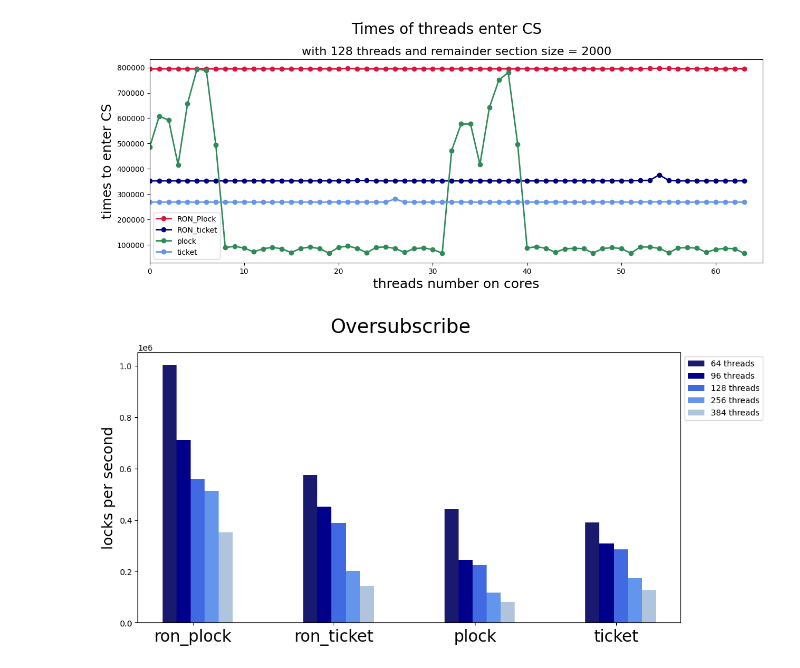
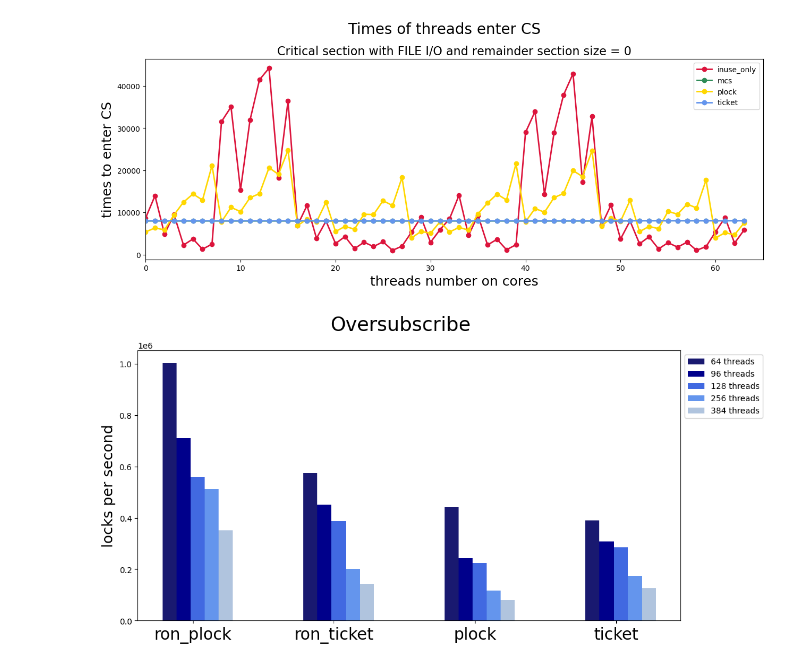
Before and after one commit to Ashen1110/Master_OS, a Jupyter notebook: code/test_data/test_data.ipynb, the cells around one changed output. Cells and saved outputs as stored; diff of their text form; code cells hidden in the pictures.

```diff
--- a/code/test_data/test_data.ipynb
+++ b/code/test_data/test_data.ipynb
@@ -61,31 +97,34 @@ plt.show()
-# %%
-# fairness oversubcribe
-# threads=128, ncs=2000
-threads = np.linspace(0, 63, 64)
-ron_plock = [794604,794695,794787,794773,794635,794725,794719,794716,794695,794658,794561,795046,794560,795046,794560,794560,795697,794591,794586,794819,794588,796658,794818,794818,794558,794655,795044,794557,795043,794811,794811,795042,794758,794906,794901,794897,794627,794865,794691,794676,795047,794658,794560,794560,794560,794815,794815,794560,794822,794822,794587,794819,794818,796658,796658,796649,794558,795043,795043,795043,794556,794567,795760,794427]
-ron_ticket = [352272,352267,352272,352262,352269,352226,352246,352249,352264,352250,352251,352252,352258,352256,352258,352259,352359,352392,352427,352447,352653,352665,353488,353804,352270,352271,352275,352276,352287,352288,352291,352292,352279,352276,352274,352270,352247,352247,352248,352262,352259,352253,352254,352254,352261,352265,352266,352269,352528,352589,352593,352644,353805,354249,376025,354296,352278,352278,352284,352285,352296,352322,352338,352343]
-plock = [486588,607596,592604,415248,656859,793730,788426,494053,88423,93658,86666,71791,83636,89736,83578,68786,85602,90562,84706,66551,89424,94492,85504,68381,89244,91099,85321,69520,84082,87481,80706,66773,472152,576892,576881,416852,641703,750199,780189,496793,87143,91867,85783,69896,83647,85695,84184,66813,84897,88310,84909,65833,91049,90662,85649,68266,86988,88649,86249,69760,81708,85621,83710,66395]
-ticket = [268418,268404,268415,268385,268371,268340,268350,268341,268346,268346,268346,268347,268349,268352,268353,268351,268385,268386,268385,268399,268486,268506,268505,268567,268360,268360,280444,268364,268368,268368,268368,268372,268387,268382,268376,268373,268348,268347,268350,268346,268348,268349,268349,268350,268352,268358,268359,268362,268404,268415,268433,268442,268661,269106,269344,269487,268363,268364,268365,268366,268374,268377,268381,268380]
-
-plt.figure(figsize=(15,5),dpi=100,linewidth = 2)
-plt.plot(threads, ron_plock, color="crimson", linestyle="-", linewidth="2", markersize="12", marker=".", label="RON_Plock")
-plt.plot(threads, ron_ticket, color="navy", linestyle="-", linewidth="2", markersize="12", marker=".", label="RON_ticket")
-plt.plot(threads, plock, color="seagreen", linestyle="-", linewidth="2", markersize="12", marker=".", label="plock")
-plt.plot(threads, ticket, color="cornflowerblue", linestyle="-", linewidth="2", markersize="12", marker=".", label="ticket")
-
-plt.xlim(0, 65)
-
-plt.xlabel('threads number on cores', fontsize="18")
-plt.ylabel('times to enter CS', fontsize="18")
-title = "Times of threads enter CS\n"
-plt.suptitle(title,  y=1.02, fontsize="20")
-sub = "with 128 threads and remainder section size = 2000"
-plt.title(sub, fontsize="16")
-
-plt.legend()
-plt.show()
-# %% [output]
-[figure, removed]
+# %%
+#IO fairness
+# ncs_size = 0, threads_num = 64
+# user_num = 100
+# run for 10 sec
+threads = np.linspace(0, 63, 64)
+inuse_only = [8597,13971,4854,9504,2273,3709,1287,2489,31539,35014,15319,31876,41472,44202,18141,36404,6933,11656,3872,7954,2627,4274,1403,2944,1906,3039,1016,2007,5332,8859,2907,5919,8490,14080,4558,9291,2287,3631,1147,2352,28968,33926,14294,28842,37842,42910,17172,32738,6992,11756,3704,7975,2575,4212,1345,2837,1766,2950,1024,1897,5387,8796,2714,5831]
+plock = [5362,6334,5859,9412,12448,14368,12946,21120,7765,11220,10184,13491,14465,20602,19024,24760,6856,8446,7744,12461,5484,6681,6031,9577,9483,12781,11634,18274,3952,5497,5061,7783,5372,6455,5809,9664,12228,14339,12956,21612,7798,10926,10052,13513,14492,19921,18505,24642,6806,8651,7903,12854,5450,6681,6157,10268,9564,11970,11069,17686,3961,5189,4701,7507]
+ticket = [8034,8034,8030,8031,8030,8030,8030,8030,8029,8029,8029,8029,8029,8029,8029,8029,8029,8029,8028,8028,8028,8028,8028,8028,8028,8028,8028,8028,8028,8028,8028,8028,8028,8028,8028,8028,8028,8028,8028,8028,8028,8028,8028,8028,8028,8028,8028,8028,8028,8028,8028,8028,8028,8028,8028,8028,8028,8028,8028,8028,8028,8028,8028,8028]
+mcs = [7996,7995,7990,7991,7991,7990,7990,7990,7989,7989,7989,7989,7988,7988,7988,7988,7988,7988,7987,7987,7987,7987,7987,7987,7987,7987,7987,7987,7987,7987,7987,7987,7987,7987,7987,7987,7987,7987,7987,7987,7987,7987,7987,7987,7989,7988,7988,7988,7989,7980,7988,8043,8043,8043,8044,8044,8044,8045,8045,8046,8046,8046,8047,8050]
+
+plt.figure(figsize=(15,5),dpi=100,linewidth = 2)
+plt.plot(threads, inuse_only, color="crimson", linestyle="-", linewidth="2", markersize="12", marker=".", label="inuse_only")
+plt.plot(threads, mcs, color="seagreen", linestyle="-", linewidth="2", markersize="12", marker=".", label="mcs")
+plt.plot(threads, plock, color="gold", linestyle="-", linewidth="2", markersize="12", marker=".", label="plock")
+plt.plot(threads, ticket, color="cornflowerblue", linestyle="-", linewidth="2", markersize="12", marker=".", label="ticket")
+
+
+plt.xlim(0, 65)
+
+plt.xlabel('threads number on cores', fontsize="18")
+plt.ylabel('times to enter CS', fontsize="18")
+title = "Times of threads enter CS\n"
+plt.suptitle(title,  y=1.02, fontsize="20")
+sub = "Critical section with FILE I/O and remainder section size = 0"
+plt.title(sub, fontsize="16")
+#plt.savefig('C:\Users\user\Desktop\fairness_ALU.png')
+plt.legend()
+plt.show()
+# %% [output]
+[figure, added]
 # %%
 # oversubscribe
 #x_threads = [64,96,128,256,384], ncs_size = 2000
```
Also changed, not shown: parts of 4 cells of this notebook, 4 other files.
